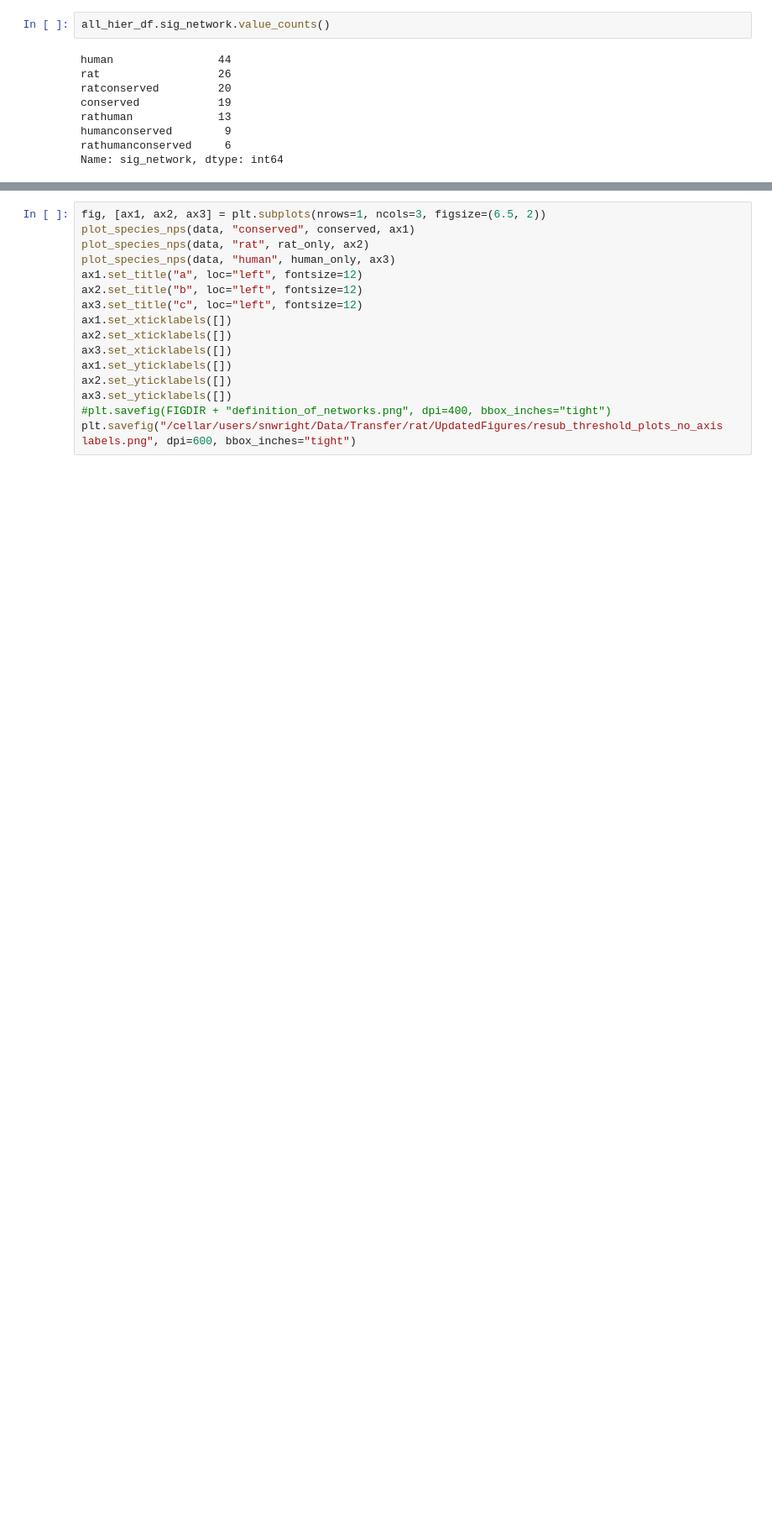
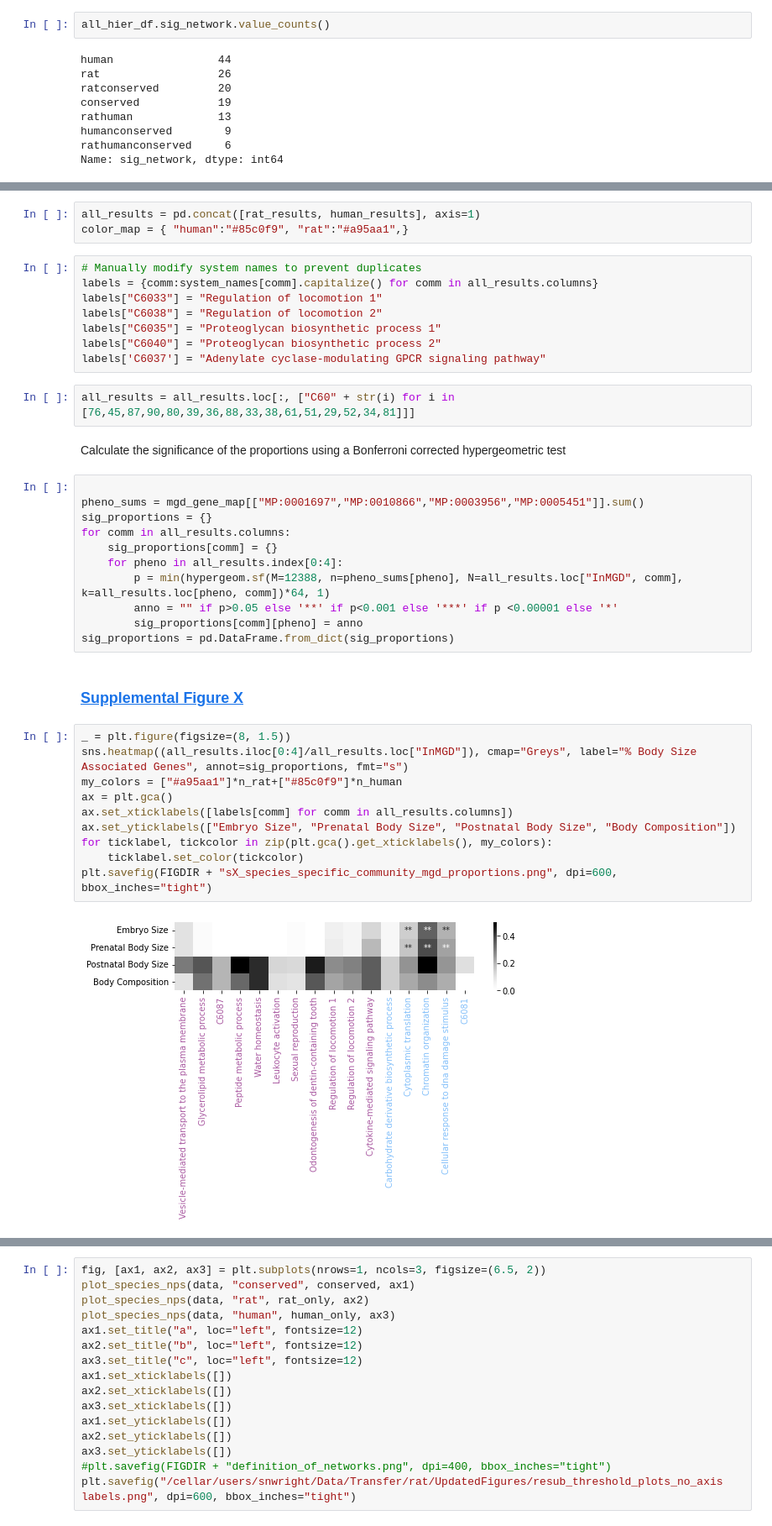
Before and after one commit to sarah-n-wright/CrossSpeciesBMI, a Jupyter notebook: Notebooks/3_Species_Specific_BMI_Networks.ipynb, the cells around one changed output, grey strips where cells are left out. Shown at 84% size. Saved outputs shown, nothing was run; the diff lists cells and outputs as text; blank space fills up the shorter version.

```diff
--- a/Notebooks/3_Species_Specific_BMI_Networks.ipynb
+++ b/Notebooks/3_Species_Specific_BMI_Networks.ipynb
@@ -1241,0 +1025,40 @@ dtype: float64
+# %%
+all_results = pd.concat([rat_results, human_results], axis=1)
+color_map = { "human":"#85c0f9", "rat":"#a95aa1",}
+# %%
+# Manually modify system names to prevent duplicates
+labels = {comm:system_names[comm].capitalize() for comm in all_results.columns}
+labels["C6033"] = "Regulation of locomotion 1"
+labels["C6038"] = "Regulation of locomotion 2"
+labels["C6035"] = "Proteoglycan biosynthetic process 1"
+labels["C6040"] = "Proteoglycan biosynthetic process 2"
+labels['C6037'] = "Adenylate cyclase-modulating GPCR signaling pathway"
+# %%
+all_results = all_results.loc[:, ["C60" + str(i) for i in [76,45,87,90,80,39,36,88,33,38,61,51,29,52,34,81]]]
+# %% [markdown]
+Calculate the significance of the proportions using a Bonferroni corrected hypergeometric test
+# %%
+
+pheno_sums = mgd_gene_map[["MP:0001697","MP:0010866","MP:0003956","MP:0005451"]].sum()
+sig_proportions = {}
+for comm in all_results.columns:
+    sig_proportions[comm] = {}
+    for pheno in all_results.index[0:4]:
+        p = min(hypergeom.sf(M=12388, n=pheno_sums[pheno], N=all_results.loc["InMGD", comm], k=all_results.loc[pheno, comm])*64, 1)
+        anno = "" if p>0.05 else '**' if p<0.001 else '***' if p <0.00001 else '*'
+        sig_proportions[comm][pheno] = anno
+sig_proportions = pd.DataFrame.from_dict(sig_proportions)
+# %% [markdown]
+### <a id='toc7_2_1_'></a>[Supplemental Figure X](#toc0_)
+# %%
+_ = plt.figure(figsize=(8, 1.5))
+sns.heatmap((all_results.iloc[0:4]/all_results.loc["InMGD"]), cmap="Greys", label="% Body Size Associated Genes", annot=sig_proportions, fmt="s")
+my_colors = ["#a95aa1"]*n_rat+["#85c0f9"]*n_human
+ax = plt.gca()
+ax.set_xticklabels([labels[comm] for comm in all_results.columns])
+ax.set_yticklabels(["Embryo Size", "Prenatal Body Size", "Postnatal Body Size", "Body Composition"])
+for ticklabel, tickcolor in zip(plt.gca().get_xticklabels(), my_colors):
+    ticklabel.set_color(tickcolor)
+plt.savefig(FIGDIR + "sX_species_specific_community_mgd_proportions.png", dpi=600, bbox_inches="tight")
+# %% [output]
+[figure, added]
```
Also changed, not shown: parts of 89 cells of this notebook.
